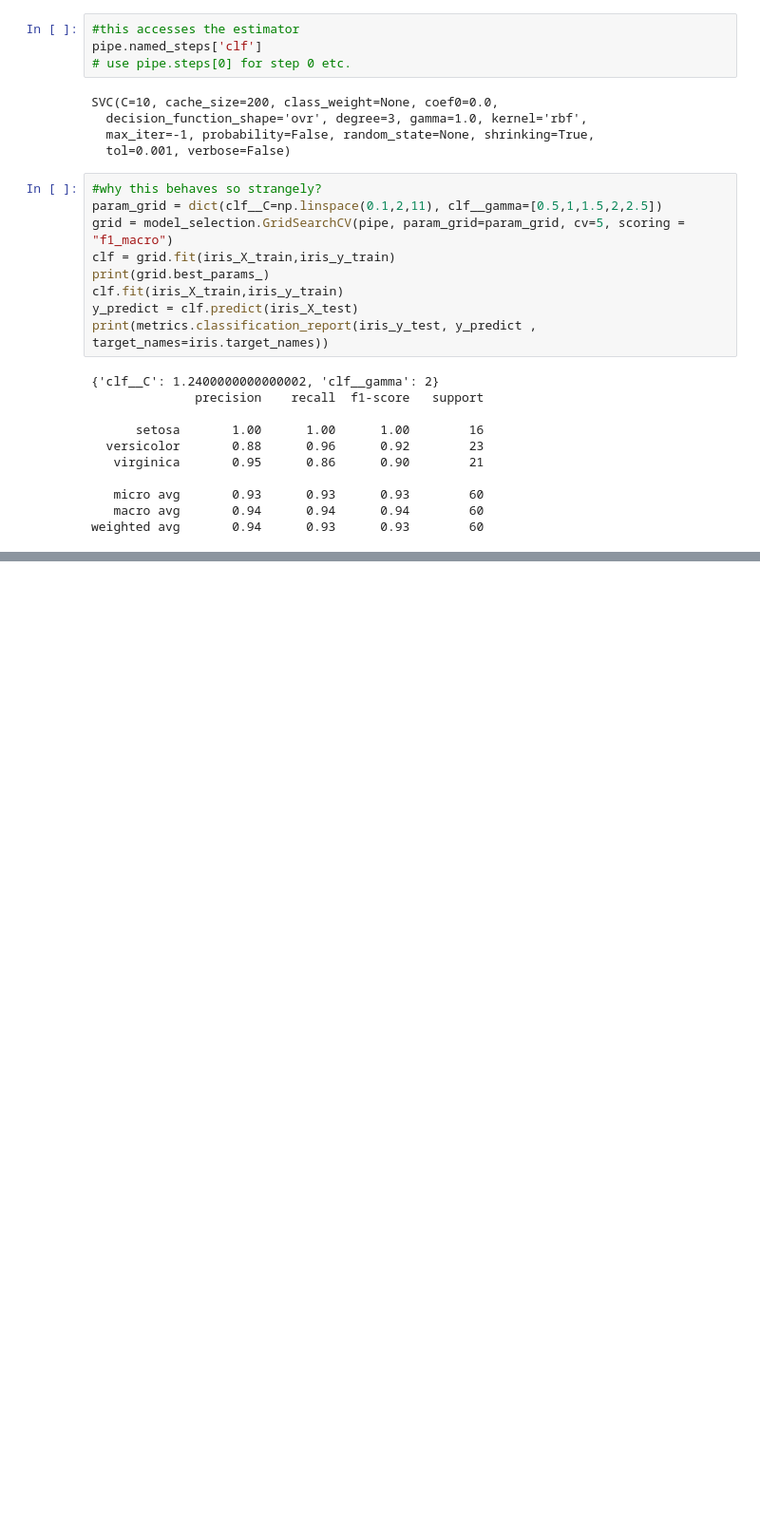
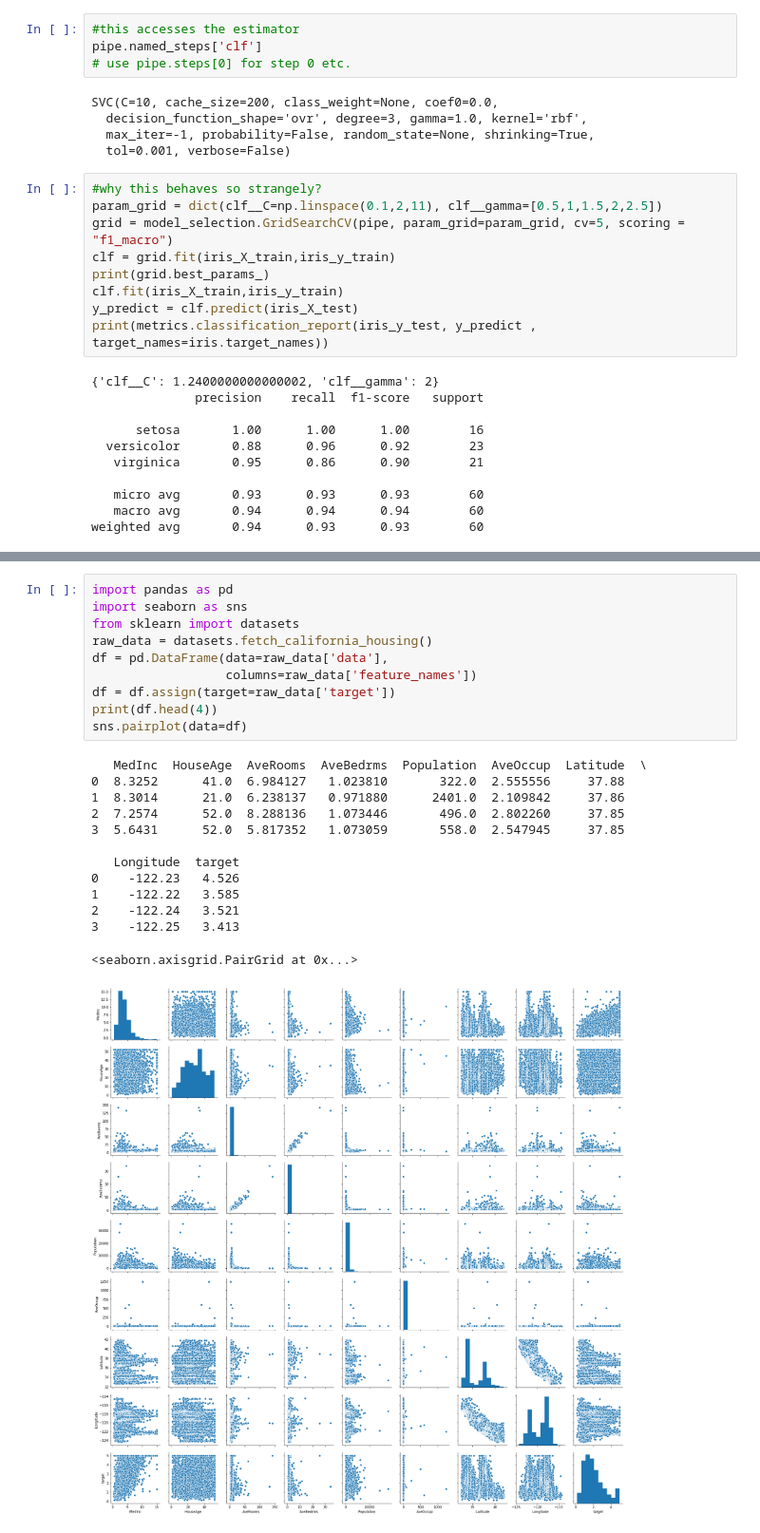
Before and after one commit to lucianopaz/statistical_machine_learning, a Jupyter notebook: notebooks/Scikit-Learn tutorial.ipynb, the cells around one changed output, grey strips where cells are left out. Shown at 95% size. Drawn from its saved outputs; the diff is of its cells as text; blank space fills up the shorter version.

```diff
--- a/notebooks/Scikit-Learn tutorial.ipynb
+++ b/notebooks/Scikit-Learn tutorial.ipynb
@@ -579,0 +663,24 @@ weighted avg       0.94      0.93      0.93        60
+# %%
+import pandas as pd
+import seaborn as sns
+from sklearn import datasets
+raw_data = datasets.fetch_california_housing()
+df = pd.DataFrame(data=raw_data['data'],
+                  columns=raw_data['feature_names'])
+df = df.assign(target=raw_data['target'])
+print(df.head(4))
+sns.pairplot(data=df)
+# %% [output]
+   MedInc  HouseAge  AveRooms  AveBedrms  Population  AveOccup  Latitude  \
+0  8.3252      41.0  6.984127   1.023810       322.0  2.555556     37.88
+1  8.3014      21.0  6.238137   0.971880      2401.0  2.109842     37.86
+2  7.2574      52.0  8.288136   1.073446       496.0  2.802260     37.85
+3  5.6431      52.0  5.817352   1.073059       558.0  2.547945     37.85
+
+   Longitude  target
+0    -122.23   4.526
+1    -122.22   3.585
+2    -122.24   3.521
+3    -122.25   3.413
+<seaborn.axisgrid.PairGrid at 0x...>
+[figure, added]
```
Also changed, not shown: parts of 9 cells of this notebook, 1 other file.
